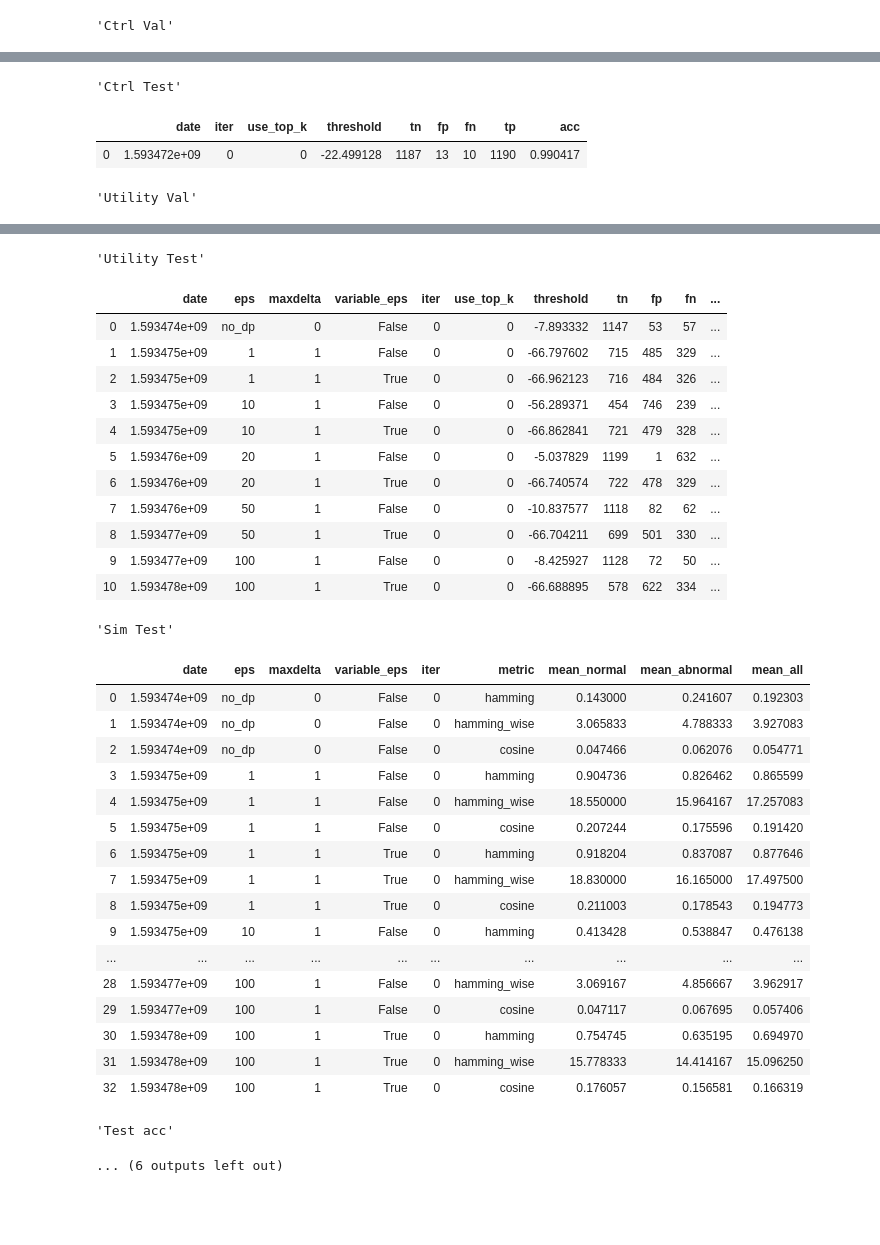
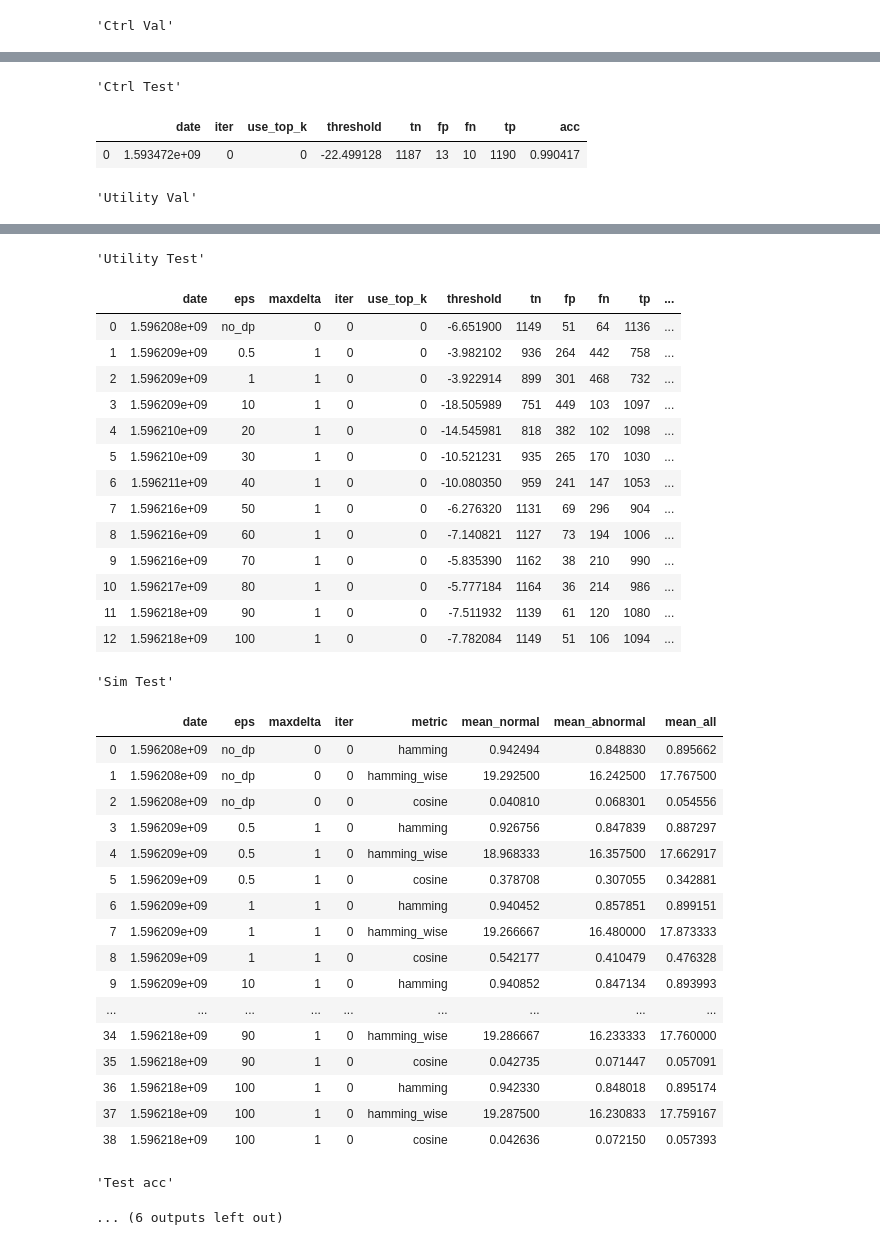
Before and after one commit to ramiroviszan/dp-gem, a Jupyter notebook: result_visualization.ipynb, the cells around one changed output, grey strips where cells are left out. Saved outputs shown, nothing was run; the diff lists cells and outputs as text; code cells hidden in the pictures; blank space fills up the shorter version.

```diff
--- a/result_visualization.ipynb
+++ b/result_visualization.ipynb
@@ -37,8 +37,8 @@ def plot_exp_res(exp_name, df1, df2, df3, df4, df5, utility_metric, privacy_loss
     if x_u[0] == "no_dp":
         x_u = x_u[1:]
         x_l = x_l[1:]
-        x_u = np.array(x_u, dtype=int)
-        x_l = np.array(x_l, dtype=int)
+        x_u = np.array(x_u, dtype=float)
+        x_l = np.array(x_l, dtype=float)
         plt.hlines(y_u[0], min(x_l), max(x_u), linestyle="dashed", colors=next(cycol))
         plt.hlines(y_l[0], min(x_l), max(x_u), linestyle="dashed", colors=next(cycol))
         no_dp_legend = [exp_name + "_gen_no_dp_" + utility_metric, exp_name + "_gen_no_dp_" + privacy_loss_metric]
@@ -60,7 +60,7 @@ def process_res(exp_name, show_tables=False, utility_metric="acc", privacy_loss_
     legend = plot_exp_res(exp_name, *tables, utility_metric, privacy_loss_metric)
     return legend
 # %%
-exps = ['exp_4_7']
+exps = ['exp_6_1']
 plot_lengends = []
 for exp_name in exps:
     display(exp_name)
@@ -93,33 +96,35 @@ plt.show()
 'Utility Test'
-|  | date | eps | maxdelta | variable_eps | iter | use_top_k | threshold | tn | fp | fn | ... |
-| 0 | 1.593474e+09 | no_dp | 0 | False | 0 | 0 | -7.893332 | 1147 | 53 | 57 | ... |
-| 1 | 1.593475e+09 | 1 | 1 | False | 0 | 0 | -66.797602 | 715 | 485 | 329 | ... |
-| 2 | 1.593475e+09 | 1 | 1 | True | 0 | 0 | -66.962123 | 716 | 484 | 326 | ... |
-| 3 | 1.593475e+09 | 10 | 1 | False | 0 | 0 | -56.289371 | 454 | 746 | 239 | ... |
-| 4 | 1.593475e+09 | 10 | 1 | True | 0 | 0 | -66.862841 | 721 | 479 | 328 | ... |
-| 5 | 1.593476e+09 | 20 | 1 | False | 0 | 0 | -5.037829 | 1199 | 1 | 632 | ... |
-| 6 | 1.593476e+09 | 20 | 1 | True | 0 | 0 | -66.740574 | 722 | 478 | 329 | ... |
-| 7 | 1.593476e+09 | 50 | 1 | False | 0 | 0 | -10.837577 | 1118 | 82 | 62 | ... |
-| 8 | 1.593477e+09 | 50 | 1 | True | 0 | 0 | -66.704211 | 699 | 501 | 330 | ... |
-| 9 | 1.593477e+09 | 100 | 1 | False | 0 | 0 | -8.425927 | 1128 | 72 | 50 | ... |
-| 10 | 1.593478e+09 | 100 | 1 | True | 0 | 0 | -66.688895 | 578 | 622 | 334 | ... |
+|  | date | eps | maxdelta | iter | use_top_k | threshold | tn | fp | fn | tp | ... |
+| 0 | 1.596208e+09 | no_dp | 0 | 0 | 0 | -6.651900 | 1149 | 51 | 64 | 1136 | ... |
+| 1 | 1.596209e+09 | 0.5 | 1 | 0 | 0 | -3.982102 | 936 | 264 | 442 | 758 | ... |
+| 2 | 1.596209e+09 | 1 | 1 | 0 | 0 | -3.922914 | 899 | 301 | 468 | 732 | ... |
+| 3 | 1.596209e+09 | 10 | 1 | 0 | 0 | -18.505989 | 751 | 449 | 103 | 1097 | ... |
+| 4 | 1.596210e+09 | 20 | 1 | 0 | 0 | -14.545981 | 818 | 382 | 102 | 1098 | ... |
+| 5 | 1.596210e+09 | 30 | 1 | 0 | 0 | -10.521231 | 935 | 265 | 170 | 1030 | ... |
+| 6 | 1.596211e+09 | 40 | 1 | 0 | 0 | -10.080350 | 959 | 241 | 147 | 1053 | ... |
+| 7 | 1.596216e+09 | 50 | 1 | 0 | 0 | -6.276320 | 1131 | 69 | 296 | 904 | ... |
+| 8 | 1.596216e+09 | 60 | 1 | 0 | 0 | -7.140821 | 1127 | 73 | 194 | 1006 | ... |
+| 9 | 1.596216e+09 | 70 | 1 | 0 | 0 | -5.835390 | 1162 | 38 | 210 | 990 | ... |
+| 10 | 1.596217e+09 | 80 | 1 | 0 | 0 | -5.777184 | 1164 | 36 | 214 | 986 | ... |
+| 11 | 1.596218e+09 | 90 | 1 | 0 | 0 | -7.511932 | 1139 | 61 | 120 | 1080 | ... |
+| 12 | 1.596218e+09 | 100 | 1 | 0 | 0 | -7.782084 | 1149 | 51 | 106 | 1094 | ... |
 'Sim Test'
-|  | date | eps | maxdelta | variable_eps | iter | metric | mean_normal | mean_abnormal | mean_all |
-| 0 | 1.593474e+09 | no_dp | 0 | False | 0 | hamming | 0.143000 | 0.241607 | 0.192303 |
-| 1 | 1.593474e+09 | no_dp | 0 | False | 0 | hamming_wise | 3.065833 | 4.788333 | 3.927083 |
-| 2 | 1.593474e+09 | no_dp | 0 | False | 0 | cosine | 0.047466 | 0.062076 | 0.054771 |
-| 3 | 1.593475e+09 | 1 | 1 | False | 0 | hamming | 0.904736 | 0.826462 | 0.865599 |
-| 4 | 1.593475e+09 | 1 | 1 | False | 0 | hamming_wise | 18.550000 | 15.964167 | 17.257083 |
-| 5 | 1.593475e+09 | 1 | 1 | False | 0 | cosine | 0.207244 | 0.175596 | 0.191420 |
-| 6 | 1.593475e+09 | 1 | 1 | True | 0 | hamming | 0.918204 | 0.837087 | 0.877646 |
-| 7 | 1.593475e+09 | 1 | 1 | True | 0 | hamming_wise | 18.830000 | 16.165000 | 17.497500 |
-| 8 | 1.593475e+09 | 1 | 1 | True | 0 | cosine | 0.211003 | 0.178543 | 0.194773 |
-| 9 | 1.593475e+09 | 10 | 1 | False | 0 | hamming | 0.413428 | 0.538847 | 0.476138 |
-| ... | ... | ... | ... | ... | ... | ... | ... | ... | ... |
-| 28 | 1.593477e+09 | 100 | 1 | False | 0 | hamming_wise | 3.069167 | 4.856667 | 3.962917 |
-| 29 | 1.593477e+09 | 100 | 1 | False | 0 | cosine | 0.047117 | 0.067695 | 0.057406 |
-| 30 | 1.593478e+09 | 100 | 1 | True | 0 | hamming | 0.754745 | 0.635195 | 0.694970 |
-| 31 | 1.593478e+09 | 100 | 1 | True | 0 | hamming_wise | 15.778333 | 14.414167 | 15.096250 |
-| 32 | 1.593478e+09 | 100 | 1 | True | 0 | cosine | 0.176057 | 0.156581 | 0.166319 |
+|  | date | eps | maxdelta | iter | metric | mean_normal | mean_abnormal | mean_all |
+| 0 | 1.596208e+09 | no_dp | 0 | 0 | hamming | 0.942494 | 0.848830 | 0.895662 |
+| 1 | 1.596208e+09 | no_dp | 0 | 0 | hamming_wise | 19.292500 | 16.242500 | 17.767500 |
+| 2 | 1.596208e+09 | no_dp | 0 | 0 | cosine | 0.040810 | 0.068301 | 0.054556 |
+| 3 | 1.596209e+09 | 0.5 | 1 | 0 | hamming | 0.926756 | 0.847839 | 0.887297 |
+| 4 | 1.596209e+09 | 0.5 | 1 | 0 | hamming_wise | 18.968333 | 16.357500 | 17.662917 |
+| 5 | 1.596209e+09 | 0.5 | 1 | 0 | cosine | 0.378708 | 0.307055 | 0.342881 |
+| 6 | 1.596209e+09 | 1 | 1 | 0 | hamming | 0.940452 | 0.857851 | 0.899151 |
+| 7 | 1.596209e+09 | 1 | 1 | 0 | hamming_wise | 19.266667 | 16.480000 | 17.873333 |
+| 8 | 1.596209e+09 | 1 | 1 | 0 | cosine | 0.542177 | 0.410479 | 0.476328 |
+| 9 | 1.596209e+09 | 10 | 1 | 0 | hamming | 0.940852 | 0.847134 | 0.893993 |
+| ... | ... | ... | ... | ... | ... | ... | ... | ... |
+| 34 | 1.596218e+09 | 90 | 1 | 0 | hamming_wise | 19.286667 | 16.233333 | 17.760000 |
+| 35 | 1.596218e+09 | 90 | 1 | 0 | cosine | 0.042735 | 0.071447 | 0.057091 |
+| 36 | 1.596218e+09 | 100 | 1 | 0 | hamming | 0.942330 | 0.848018 | 0.895174 |
+| 37 | 1.596218e+09 | 100 | 1 | 0 | hamming_wise | 19.287500 | 16.230833 | 17.759167 |
+| 38 | 1.596218e+09 | 100 | 1 | 0 | cosine | 0.042636 | 0.072150 | 0.057393 |
 'Test acc'
 ... (6 outputs left out)
```
Also changed, not shown: parts of 2 cells of this notebook, 2 other files.
